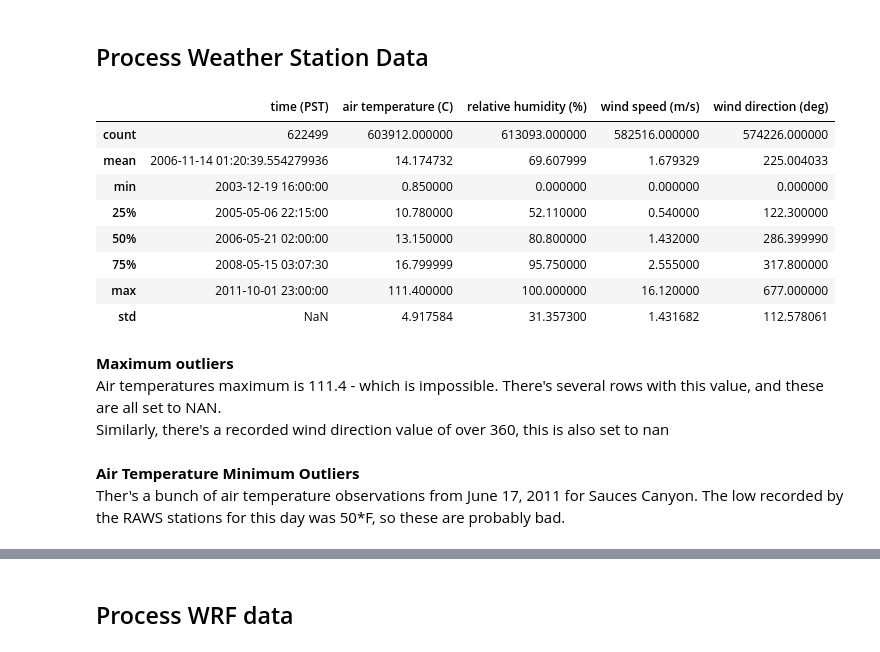
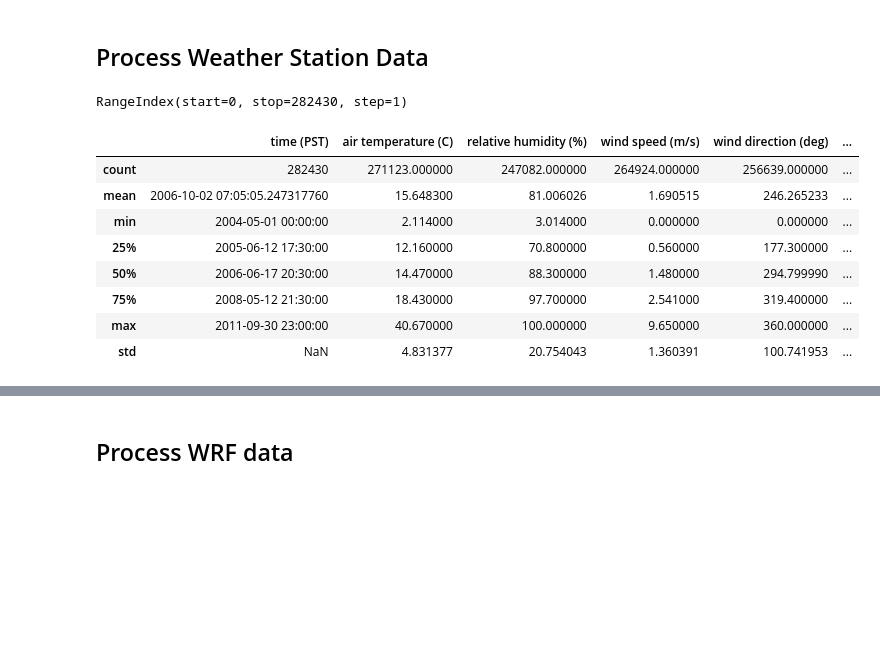
Before and after one commit to UCSB-NRS/sci-wrf-analysis, a Jupyter notebook: notebooks/wrf-met-validation.ipynb, the cells around one changed output, grey strips where cells are left out. Saved outputs shown, nothing was run; the diff lists cells and outputs as text; code cells hidden in the pictures; blank space fills up the shorter version.

Commit message:
data prep done

```diff
--- a/notebooks/wrf-met-validation.ipynb
+++ b/notebooks/wrf-met-validation.ipynb
@@ -27,7 +27,7 @@ __Purpose:__ Uses extracted netcdfs for standard meteorological variables and Ch
 # %%
 root_dir = Path().resolve().parents[0]
 wrf_data_dir = root_dir / 'data' /'wrf'
-met_df_fpath = root_dir /  'data' / 'weather-station' / 'combined-sites.csv'
+met_df_fpath = root_dir /  'data' / 'weather-station' / 'combined-sites-clean.csv'
 met_coords_fpath = root_dir / 'data' / 'weather-station' / 'sci-stations.csv'
 
 wrf_dict = {'RH2' : wrf_data_dir / 'wrf-rh2.nc',
@@ -39,26 +39,26 @@ met_coords = pd.read_csv(met_coords_fpath)  # Info about the weather stations
 met_coords = met_coords.loc[~met_coords['station'].isin(['eend', 'eenc', 'crat', 'pozo-smo2', 'pozo-smo1'])]  # Drop irrelevant sites
 # %% [markdown]
 ## Process Weather Station Data
+# %%
+# Set up met_df
+met_df = pd.read_csv(met_df_fpath)
+met_df['time (PST)'] = pd.to_datetime(met_df['time (PST)'])
+met_df.index
+# %% [output]
+RangeIndex(start=0, stop=282430, step=1)
 # %%
 # Set up met_df
-met_df = pd.read_csv(met_df_fpath, index_col=0)
+met_df = pd.read_csv(met_df_fpath)
 met_df['time (PST)'] = pd.to_datetime(met_df['time (PST)'])
-
-met_df = met_df[['site', 'time (PST)', 'air temperature (C)', 'relative humidity (%)', 'wind speed (m/s)', 'wind direction (deg)']]
 met_df = met_df.loc[~met_df['site'].isin(['eend', 'eenc', 'crat', 'pozo-smo2', 'pozo-smo1'])]  # Drop irrelevant sites
-
 met_df.describe()
 # %% [output]
-|  | time (PST) | air temperature (C) | relative humidity (%) | wind speed (m/s) | wind direction (deg) |
-| count | 622499 | 603912.000000 | 613093.000000 | 582516.000000 | 574226.000000 |
-| mean | 2006-11-14 01:20:39.554279936 | 14.174732 | 69.607999 | 1.679329 | 225.004033 |
-| min | 2003-12-19 16:00:00 | 0.850000 | 0.000000 | 0.000000 | 0.000000 |
-| 25% | 2005-05-06 22:15:00 | 10.780000 | 52.110000 | 0.540000 | 122.300000 |
-| 50% | 2006-05-21 02:00:00 | 13.150000 | 80.800000 | 1.432000 | 286.399990 |
-| 75% | 2008-05-15 03:07:30 | 16.799999 | 95.750000 | 2.555000 | 317.800000 |
-| max | 2011-10-01 23:00:00 | 111.400000 | 100.000000 | 16.120000 | 677.000000 |
-| std | NaN | 4.917584 | 31.357300 | 1.431682 | 112.578061 |
+|  | time (PST) | air temperature (C) | relative humidity (%) | wind speed (m/s) | wind direction (deg) | ... |
+| count | 282430 | 271123.000000 | 247082.000000 | 264924.000000 | 256639.000000 | ... |
+| mean | 2006-10-02 07:05:05.247317760 | 15.648300 | 81.006026 | 1.690515 | 246.265233 | ... |
+| min | 2004-05-01 00:00:00 | 2.114000 | 3.014000 | 0.000000 | 0.000000 | ... |
+| 25% | 2005-06-12 17:30:00 | 12.160000 | 70.800000 | 0.560000 | 177.300000 | ... |
+| 50% | 2006-06-17 20:30:00 | 14.470000 | 88.300000 | 1.480000 | 294.799990 | ... |
+| 75% | 2008-05-12 21:30:00 | 18.430000 | 97.700000 | 2.541000 | 319.400000 | ... |
+| max | 2011-09-30 23:00:00 | 40.670000 | 100.000000 | 9.650000 | 360.000000 | ... |
+| std | NaN | 4.831377 | 20.754043 | 1.360391 | 100.741953 | ... |
-# %% [markdown]
-__Maximum outliers__
-Air temperatures maximum is 111.4 - which is impossible. There's several rows with this value, and these are all set to NAN.
-Similarly, there's a recorded wind direction value of over 360, this is also set to nan
@@ -74,3 +64,0 @@ met_df.loc[met_df['wind direction (deg)'] > 360, 'wind direction (deg)'] = np.na
-# %% [markdown]
-__Air Temperature Minimum Outliers__
-Ther's a bunch of air temperature observations from June 17, 2011 for Sauces Canyon. The low recorded by the RAWS stations for this day was 50*F, so these are probably bad.
```
Also changed, not shown: parts of 9 cells of this notebook.
